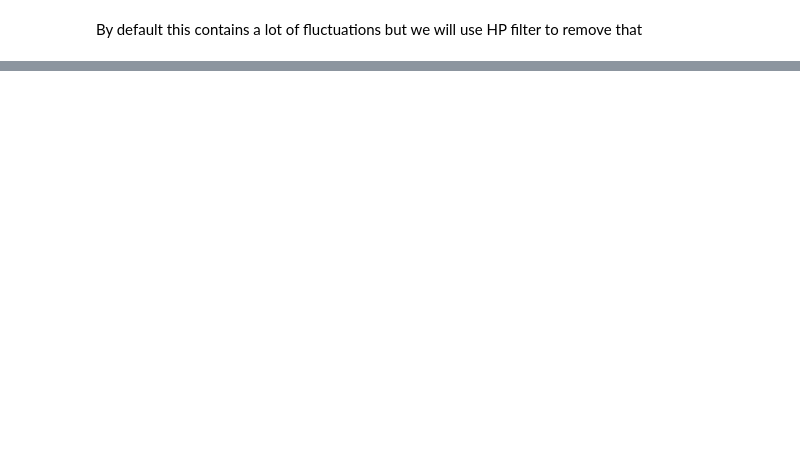
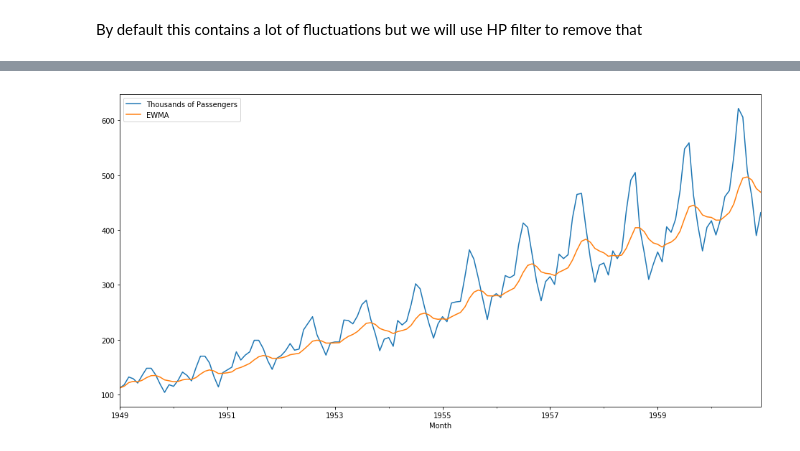
Before and after one commit to maykulkarni/algo_trading, a Jupyter notebook: 3. Time series analysis.ipynb, the cells around one changed output, grey strips where cells are left out. Drawn from its saved outputs; the diff is of its cells as text; code cells hidden in the pictures; blank space fills up the shorter version.

Commit message:
Restructure, and added EWMA

```diff
--- a/3. Time series analysis.ipynb
+++ b/3. Time series analysis.ipynb
@@ -75,0 +135,8 @@ df[["realgdp", "realgdp_trend"]][-30:].plot(figsize=(10, 8));
+# %%
+# calculating EWMA
+
+df_airline["EWMA"] = df_airline["Thousands of Passengers"].ewm(span=12).mean()
+# %%
+df_airline[["Thousands of Passengers", "EWMA"]].plot(figsize=(16, 8));
+# %% [output]
+[figure, added]
```
Also changed, not shown: parts of 9 cells of this notebook, 2 other files.
